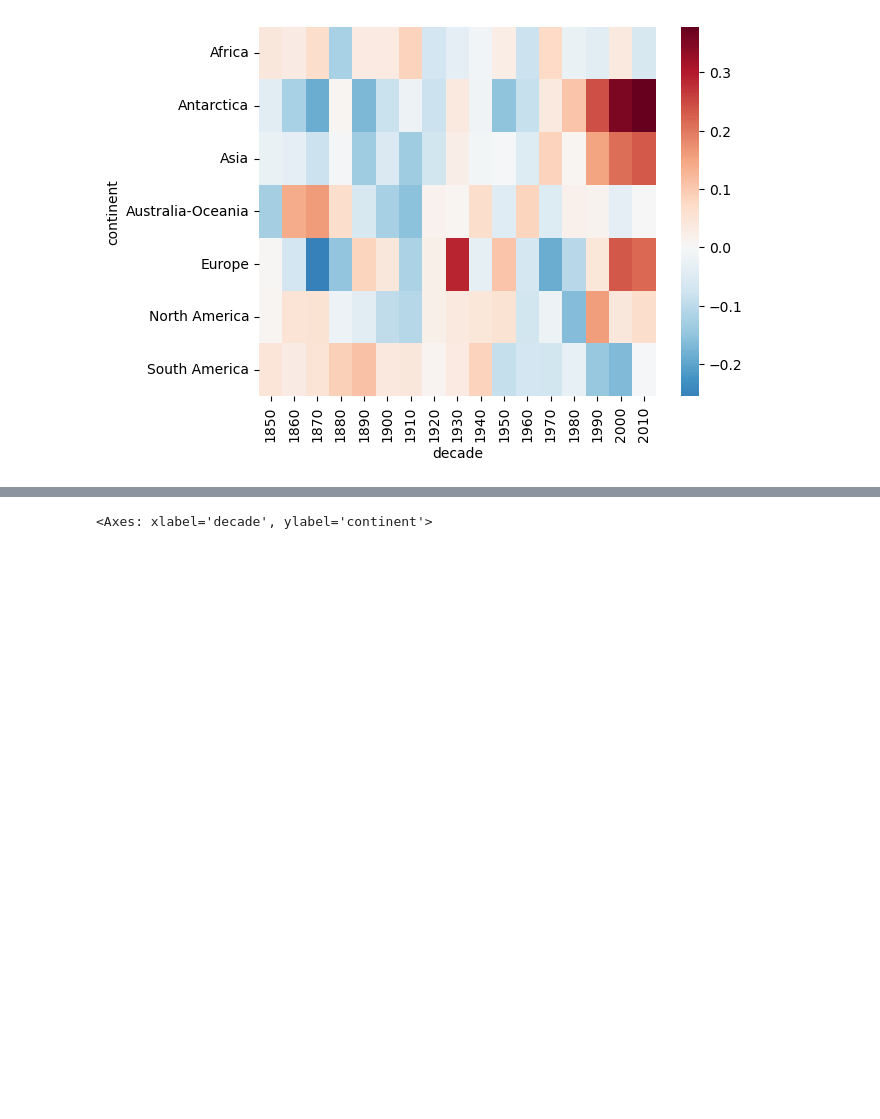
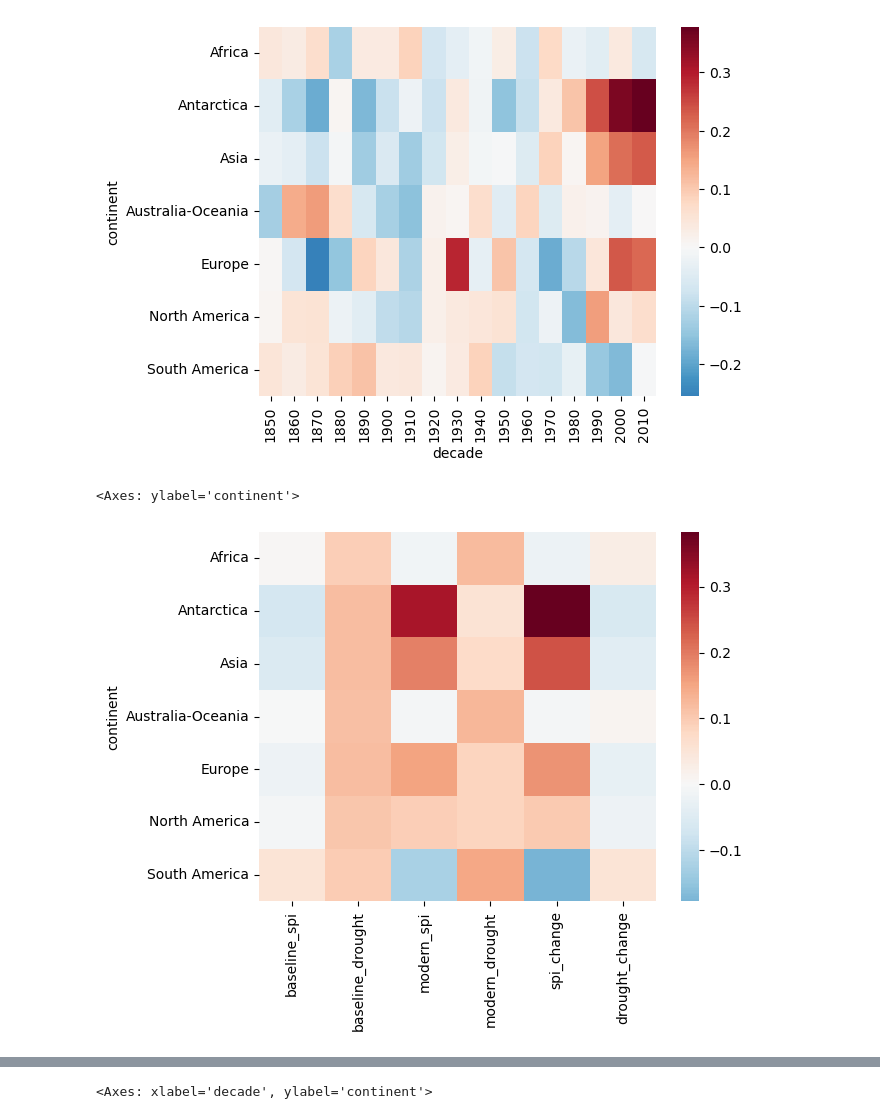
Before and after one commit to pemam238/DSC-106-Project-4, a Jupyter notebook: notebooks/boy.ipynb, the cells around one changed output, grey strips where cells are left out. Cells and saved outputs as stored; diff of their text form; code cells hidden in the pictures; blank space fills up the shorter version.

```diff
--- a/notebooks/boy.ipynb
+++ b/notebooks/boy.ipynb
@@ -205,3 +207,66 @@ See the caveats in the documentation: https://pandas.pydata.org/pandas-docs/stab
   historical["decade"] = (historical["year"] // 10) * 10
 <Axes: xlabel='decade', ylabel='continent'>
 [figure]
+# %%
+
+#first comparison heat map
+baseline = (
+    historical[
+        (historical.year >= 1850) &
+        (historical.year <= 1949)
+    ]
+    .groupby("continent")
+    .agg(
+        baseline_spi=("mean_spi","mean"),
+        baseline_drought=("pct_drought","mean")
+    )
+)
+
+# sns.heatmap(
+#     baseline,
+#     center=0,
+#     cmap="RdBu_r"
+# )
+
+modern = (
+    historical[
+        (historical.year >= 1990)
+    ]
+    .groupby("continent")
+    .agg(
+        modern_spi=("mean_spi","mean"),
+        modern_drought=("pct_drought","mean")
+    )
+)
+
+
+
+# sns.heatmap(
+#     modern,
+#     center=0,
+#     cmap="RdBu_r"
+# )
+
+comparison = baseline.merge(
+    modern,
+    left_index=True,
+    right_index=True
+)
+
+comparison["spi_change"] = (
+    comparison["modern_spi"]
+    - comparison["baseline_spi"]
+)
+
+comparison["drought_change"] = (
+    comparison["modern_drought"]
+    - comparison["baseline_drought"]
+)
+sns.heatmap(
+    comparison,
+    center=0,
+    cmap="RdBu_r"
+)
+# %% [output]
+<Axes: ylabel='continent'>
+[figure, added]
```
Also changed, not shown: parts of 6 cells of this notebook, 4 other files.
